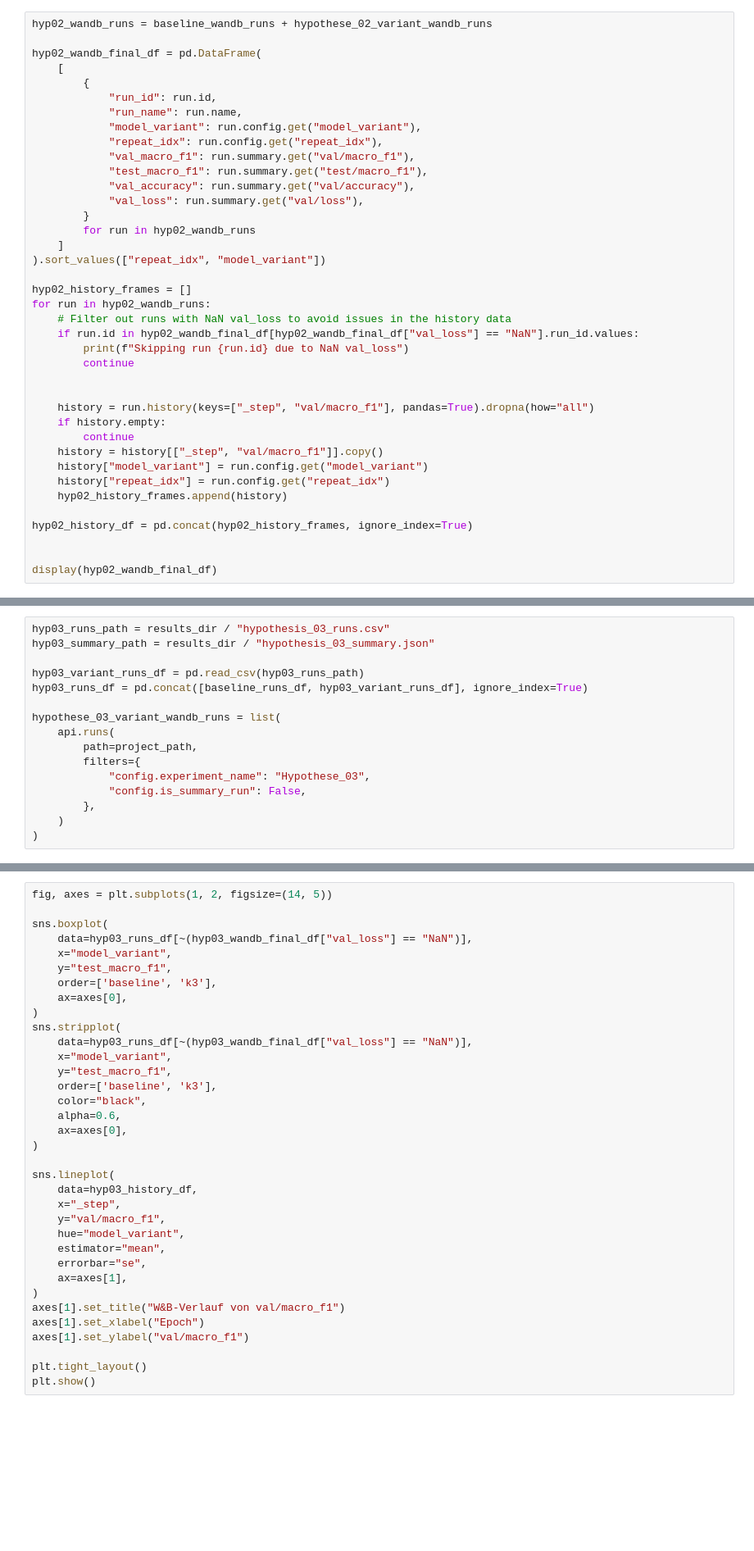
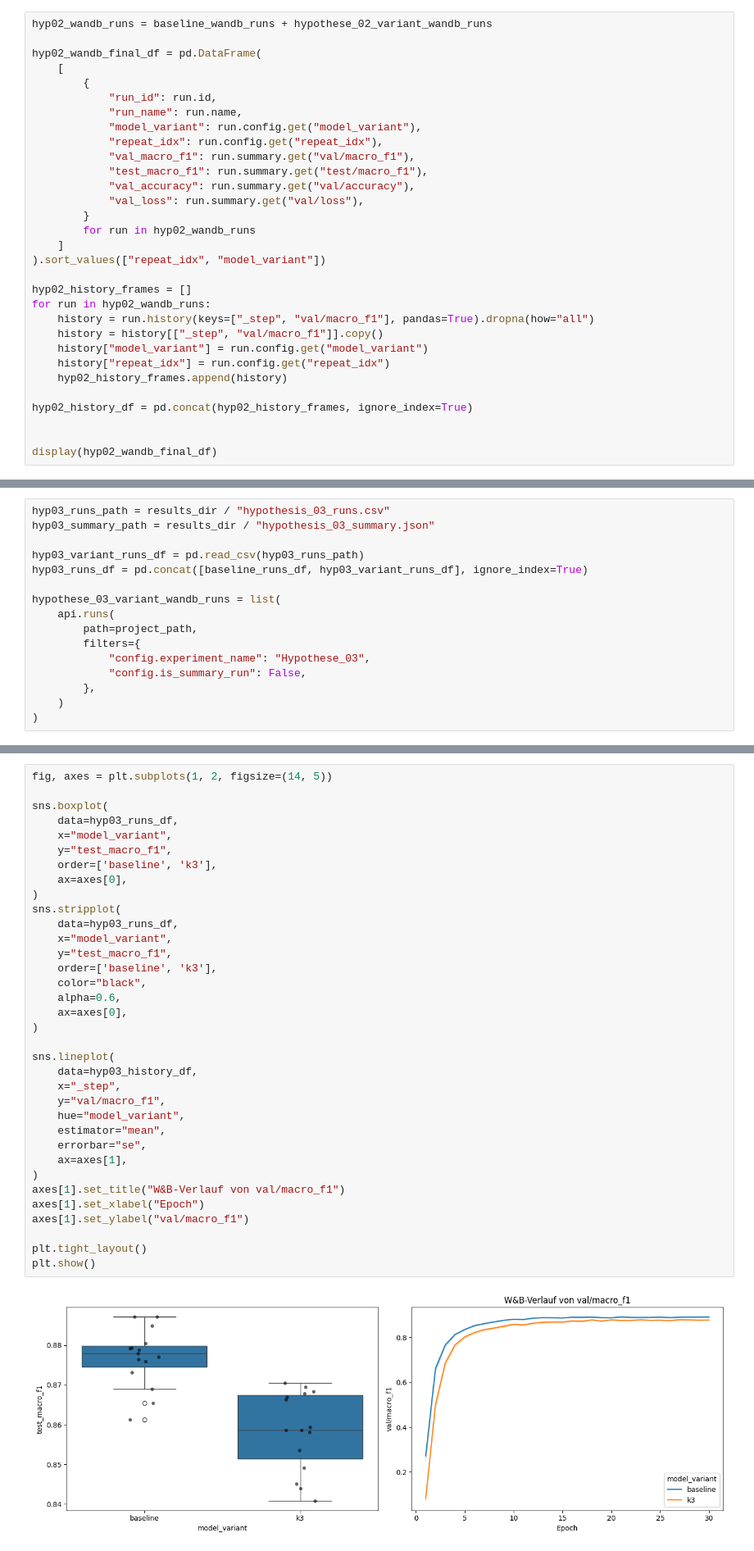
Before and after one commit to HorusXIV/DEL, a Jupyter notebook: notebooks/del_report.ipynb, the cells around one changed output, grey strips where cells are left out. Shown at 82% size. Drawn from its saved outputs; the diff is of its cells as text; blank space fills up the shorter version.

```diff
--- a/notebooks/del_report.ipynb
+++ b/notebooks/del_report.ipynb
@@ -1301,15 +1294,7 @@ hyp02_wandb_final_df = pd.DataFrame(
 
 hyp02_history_frames = []
 for run in hyp02_wandb_runs:
-    # Filter out runs with NaN val_loss to avoid issues in the history data
-    if run.id in hyp02_wandb_final_df[hyp02_wandb_final_df["val_loss"] == "NaN"].run_id.values:
-        print(f"Skipping run {run.id} due to NaN val_loss")
-        continue
-
-
     history = run.history(keys=["_step", "val/macro_f1"], pandas=True).dropna(how="all")
-    if history.empty:
-        continue
     history = history[["_step", "val/macro_f1"]].copy()
     history["model_variant"] = run.config.get("model_variant")
     history["repeat_idx"] = run.config.get("repeat_idx")
@@ -1444,34 +1469,36 @@ display(hyp03_wandb_final_df)
 fig, axes = plt.subplots(1, 2, figsize=(14, 5))
 
 sns.boxplot(
-    data=hyp03_runs_df[~(hyp03_wandb_final_df["val_loss"] == "NaN")],
+    data=hyp03_runs_df,
     x="model_variant",
     y="test_macro_f1",
     order=['baseline', 'k3'],
     ax=axes[0],
 )
 sns.stripplot(
-    data=hyp03_runs_df[~(hyp03_wandb_final_df["val_loss"] == "NaN")],
+    data=hyp03_runs_df,
     x="model_variant",
     y="test_macro_f1",
     order=['baseline', 'k3'],
     color="black",
     alpha=0.6,
     ax=axes[0],
 )
 
 sns.lineplot(
     data=hyp03_history_df,
     x="_step",
     y="val/macro_f1",
     hue="model_variant",
     estimator="mean",
     errorbar="se",
     ax=axes[1],
 )
 axes[1].set_title("W&B-Verlauf von val/macro_f1")
 axes[1].set_xlabel("Epoch")
 axes[1].set_ylabel("val/macro_f1")
 
 plt.tight_layout()
 plt.show()
+# %% [output]
+[figure, added]
```
Also changed, not shown: parts of 40 cells of this notebook, 21 other files.
